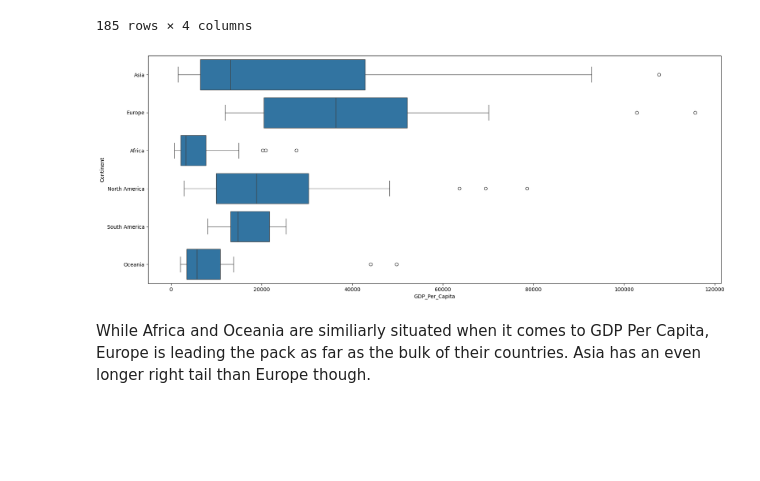
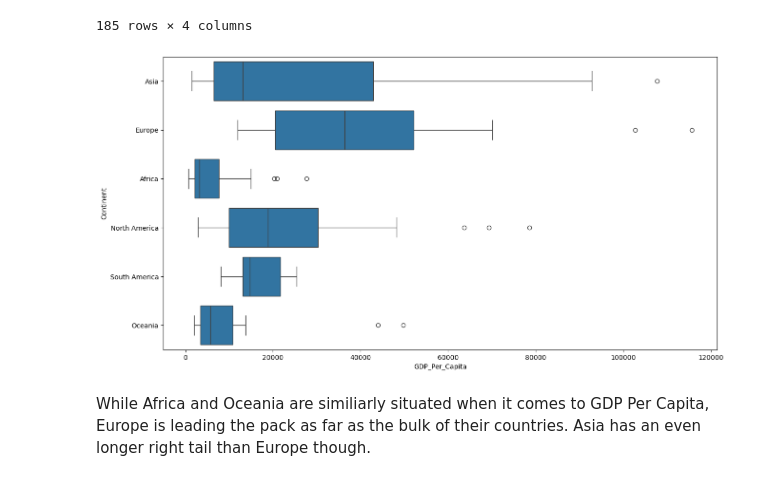
Before and after one commit to nss-data-science-cohort-8/un-exploration-catdgomez, a Jupyter notebook: notebooks/UN_Data_Exploration.ipynb, the cells around one changed output. Cells and saved outputs as stored; diff of their text form; code cells hidden in the pictures; blank space fills up the shorter version.

```diff
--- a/notebooks/UN_Data_Exploration.ipynb
+++ b/notebooks/UN_Data_Exploration.ipynb
@@ -876,10 +876,10 @@ gdp_df_2021_Continents
 | 5861 | Zimbabwe | 2021 | 2115.144555 | Africa |
 185 rows × 4 columns
 # %%
-plt.figure(figsize = (20,8))
+plt.figure(figsize = (15,8))
 sns.boxplot(data = gdp_df_2021_Continents, x = 'GDP_Per_Capita', y = 'Continent');
 # %% [output]
-[figure, old version]
+[figure, new version]
 # %% [markdown]
 While Africa and Oceania are similiarly situated when it comes to GDP Per Capita, Europe is leading the pack as far as the bulk of their countries. Asia has an even longer right tail than Europe though.
 # %% [markdown]
```
Also changed, not shown: parts of 7 cells of this notebook.
